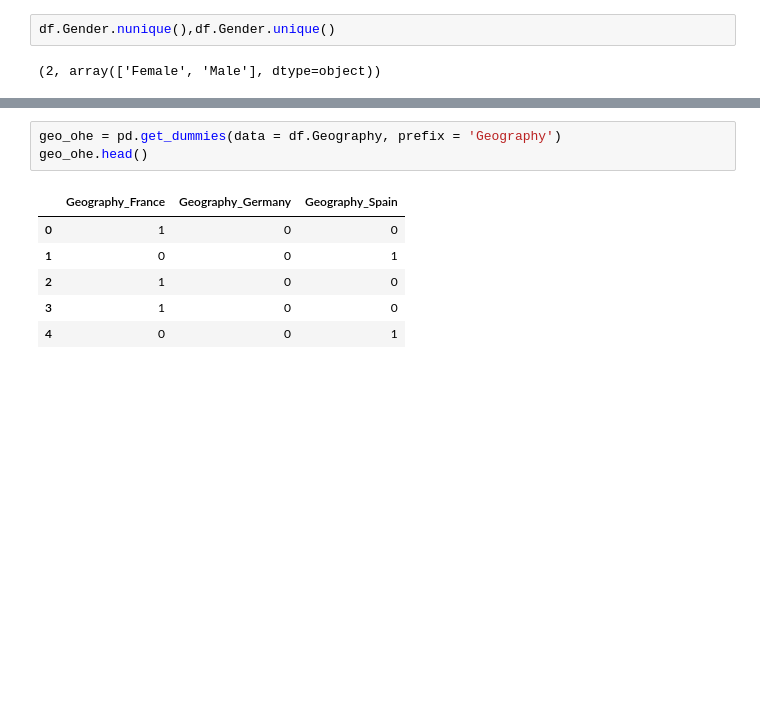
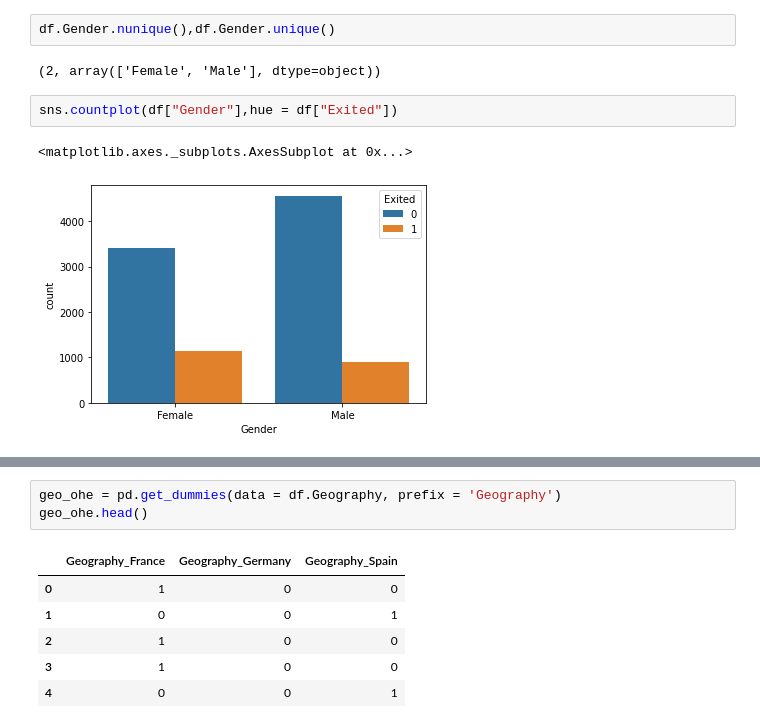
Before and after one commit to Bhushan4-tech/DeepLearning-, a Jupyter notebook: Chrurn_modelling.ipynb, the cells around one changed output, grey strips where cells are left out. Drawn from its saved outputs; the diff is of its cells as text; blank space fills up the shorter version.

```diff
--- a/Chrurn_modelling.ipynb
+++ b/Chrurn_modelling.ipynb
@@ -78,3 +100,8 @@ df.Geography.nunique(),df.Geography.unique()
 df.Gender.nunique(),df.Gender.unique()
 # %% [output]
 (2, array(['Female', 'Male'], dtype=object))
+# %%
+sns.countplot(df["Gender"],hue = df["Exited"])
+# %% [output]
+<matplotlib.axes._subplots.AxesSubplot at 0x...>
+[figure, added]
```
Also changed, not shown: parts of 32 cells of this notebook.
